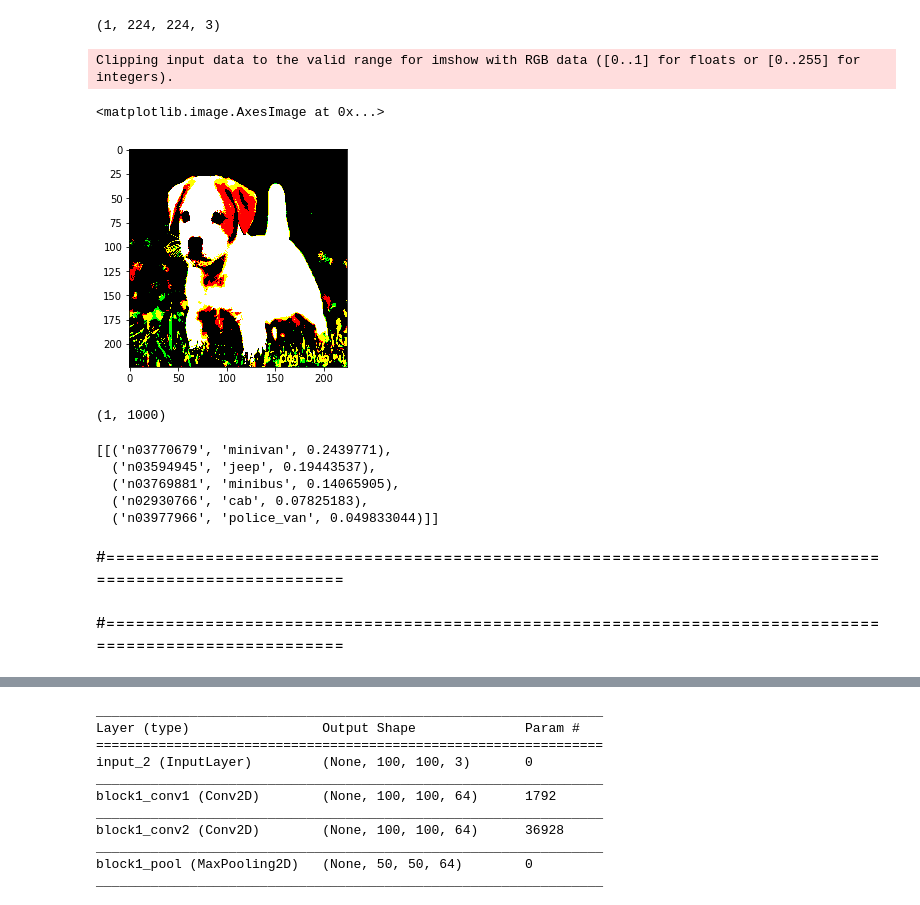
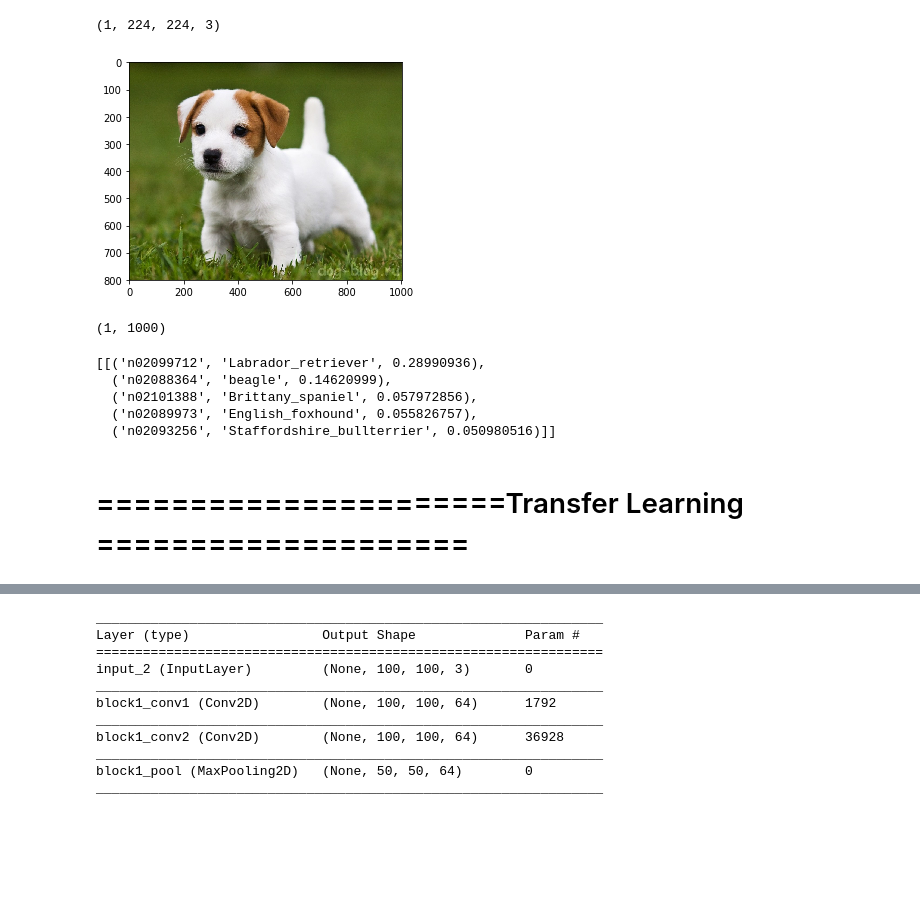
Before and after one commit to MenshikovDmitry/cv_workshop, a Jupyter notebook: Deep Workshop.ipynb, the cells around one changed output, grey strips where cells are left out. Cells and saved outputs as stored; diff of their text form; code cells hidden in the pictures; blank space fills up the shorter version.

```diff
--- a/Deep Workshop.ipynb
+++ b/Deep Workshop.ipynb
@@ -59,6 +59,8 @@ X.shape
 from tensorflow.keras.applications.vgg16 import preprocess_input
 def prep_im(path,shape):
     image=cv2.imread(path,cv2.IMREAD_COLOR)
+    image=cv2.cvtColor(image, cv2.COLOR_BGR2RGB)
+    plt.imshow(image)
     image=cv2.resize(image,shape)
     image=np.array(image)
     image = preprocess_input(image.astype('float32'))
@@ -67,29 +69,23 @@ def prep_im(path,shape):
     X=np.array(X)
     return X
 # %%
-X=prep_im("doggy.jpg",(100,100))
-plt.imshow(X[0])
+X=prep_im("doggy.jpg",(224,224))
 # %% [output]
-Clipping input data to the valid range for imshow with RGB data ([0..1] for floats or [0..255] for integers).
-<matplotlib.image.AxesImage at 0x...>
-[figure, old version]
+[figure, new version]
 # %%
 prediction=model.predict(X)
+prediction.shape
+# %% [output]
+(1, 1000)
-# %%
-prediction.shape
-# %% [output]
-(1, 1000)
 # %%
 from tensorflow.keras.applications.vgg16 import decode_predictions
 label=decode_predictions(prediction)
 label
 # %% [output]
-[[('n03770679', 'minivan', 0.2439771),
-  ('n03594945', 'jeep', 0.19443537),
-  ('n03769881', 'minibus', 0.14065905),
-  ('n02930766', 'cab', 0.07825183),
-  ('n03977966', 'police_van', 0.049833044)]]
+[[('n02099712', 'Labrador_retriever', 0.28990936),
+  ('n02088364', 'beagle', 0.14620999),
+  ('n02101388', 'Brittany_spaniel', 0.057972856),
+  ('n02089973', 'English_foxhound', 0.055826757),
+  ('n02093256', 'Staffordshire_bullterrier', 0.050980516)]]
 # %% [markdown]
-#=======================================================================================================
+# ======================Transfer Learning ====================
-# %% [markdown]
-#=======================================================================================================
```
Also changed, not shown: parts of 14 cells of this notebook, 2 other files.
